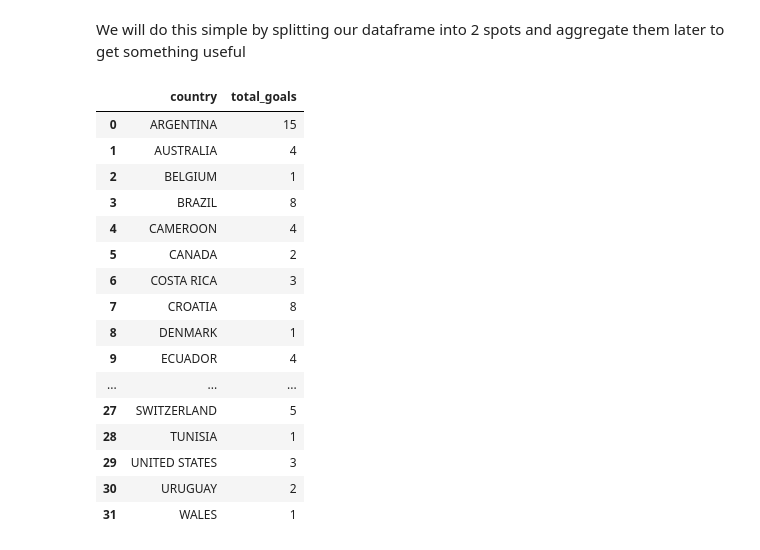
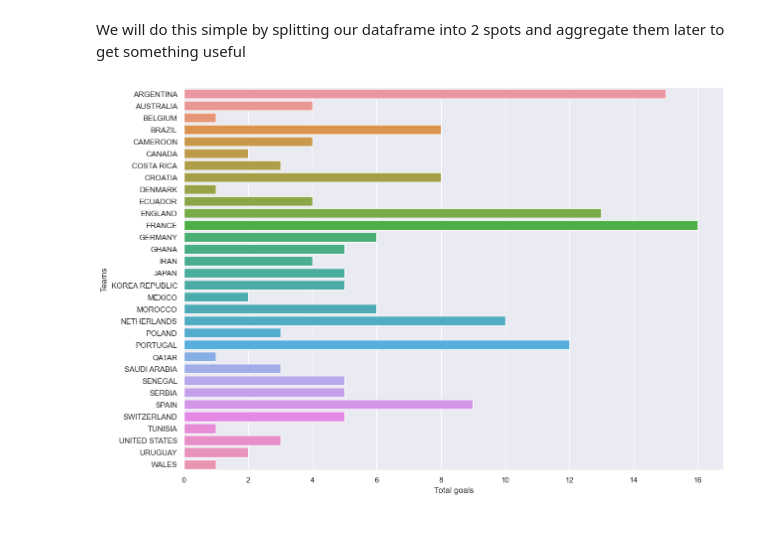
Before and after one commit to NusretSalli/Data_visualization, a Jupyter notebook: Fifa_world_cup_matches.ipynb, the cells around one changed output. Saved outputs shown, nothing was run; the diff lists cells and outputs as text; code cells hidden in the pictures.

```diff
--- a/Fifa_world_cup_matches.ipynb
+++ b/Fifa_world_cup_matches.ipynb
@@ -74,28 +74,17 @@ agg_joined = pd.merge(agg_1, agg_2, left_on = 'team1', right_on = 'team2', how =
 agg_joined
 
 # sum the goal columns into a total column
-goals = agg_joined.assign(total_goals=agg_joined['goals team1'] + agg_joined['goals team2'])
+goals_data = agg_joined.assign(total_goals=agg_joined['goals team1'] + agg_joined['goals team2'])
 
 # select only the columns we need and rename
-goals = goals[['team1', 'total_goals']]
-goals.rename(columns = {'team1': 'country'}, inplace = True)
+goals_data = goals_data[['team1', 'total_goals']]
 
-goals
+goals_data.columns = ["Teams", "Total goals"]
-# %% [output]
-|  | country | total_goals |
-| 0 | ARGENTINA | 15 |
-| 1 | AUSTRALIA | 4 |
-| 2 | BELGIUM | 1 |
-| 3 | BRAZIL | 8 |
-| 4 | CAMEROON | 4 |
-| 5 | CANADA | 2 |
-| 6 | COSTA RICA | 3 |
-| 7 | CROATIA | 8 |
-| 8 | DENMARK | 1 |
-| 9 | ECUADOR | 4 |
-| ... | ... | ... |
-| 27 | SWITZERLAND | 5 |
-| 28 | TUNISIA | 1 |
-| 29 | UNITED STATES | 3 |
-| 30 | URUGUAY | 2 |
-| 31 | WALES | 1 |
+# %%
+plt.figure(figsize=(14,10))
+sns.barplot(
+    data=goals_data, x="Total goals", y="Teams"
+)
+plt.show()
+# %% [output]
+[figure, added]
```
Also changed, not shown: parts of 1 cell of this notebook.
